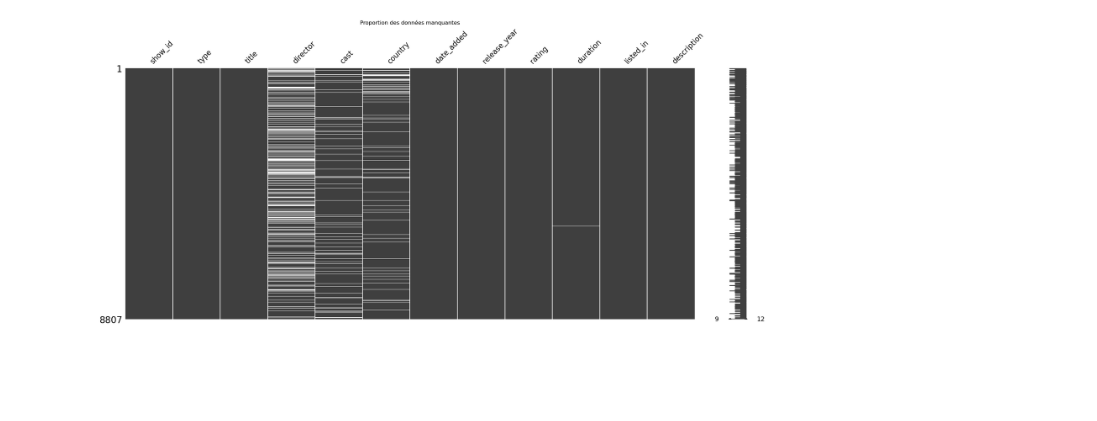
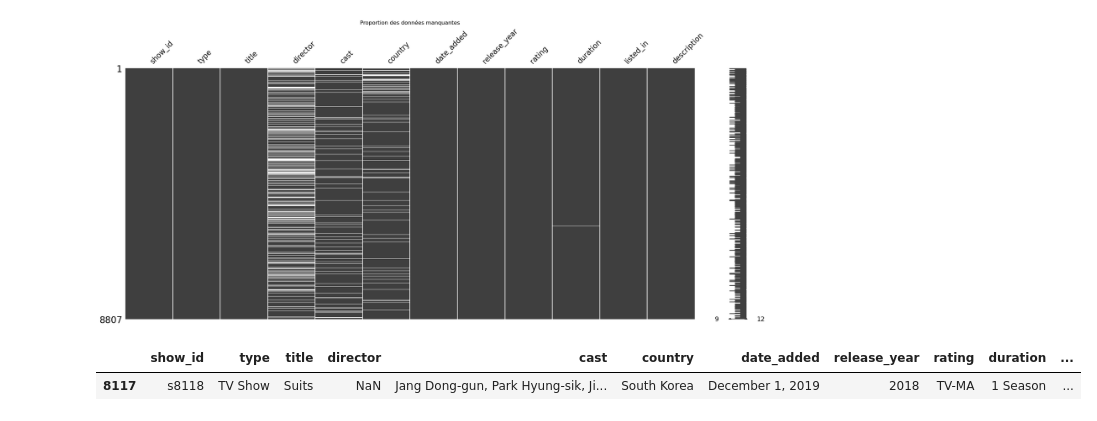
Before and after one commit to leo-carrey/Netflix-Insights, a Jupyter notebook: Netflix_Data_Analysis.ipynb, the cells around one changed output. Saved outputs shown, nothing was run; the diff lists cells and outputs as text; code cells hidden in the pictures; blank space fills up the shorter version.

```diff
--- a/Netflix_Data_Analysis.ipynb
+++ b/Netflix_Data_Analysis.ipynb
@@ -103,3 +103,8 @@ plt.title('Proportion des données manquantes')
 plt.show()
 # %% [output]
 [figure]
+# %%
+data_frame.sample()
+# %% [output]
+|  | show_id | type | title | director | cast | country | date_added | release_year | rating | duration | ... |
+| 8117 | s8118 | TV Show | Suits | NaN | Jang Dong-gun, Park Hyung-sik, Ji... | South Korea | December 1, 2019 | 2018 | TV-MA | 1 Season | ... |
```
Also changed, not shown: parts of 17 cells of this notebook.
